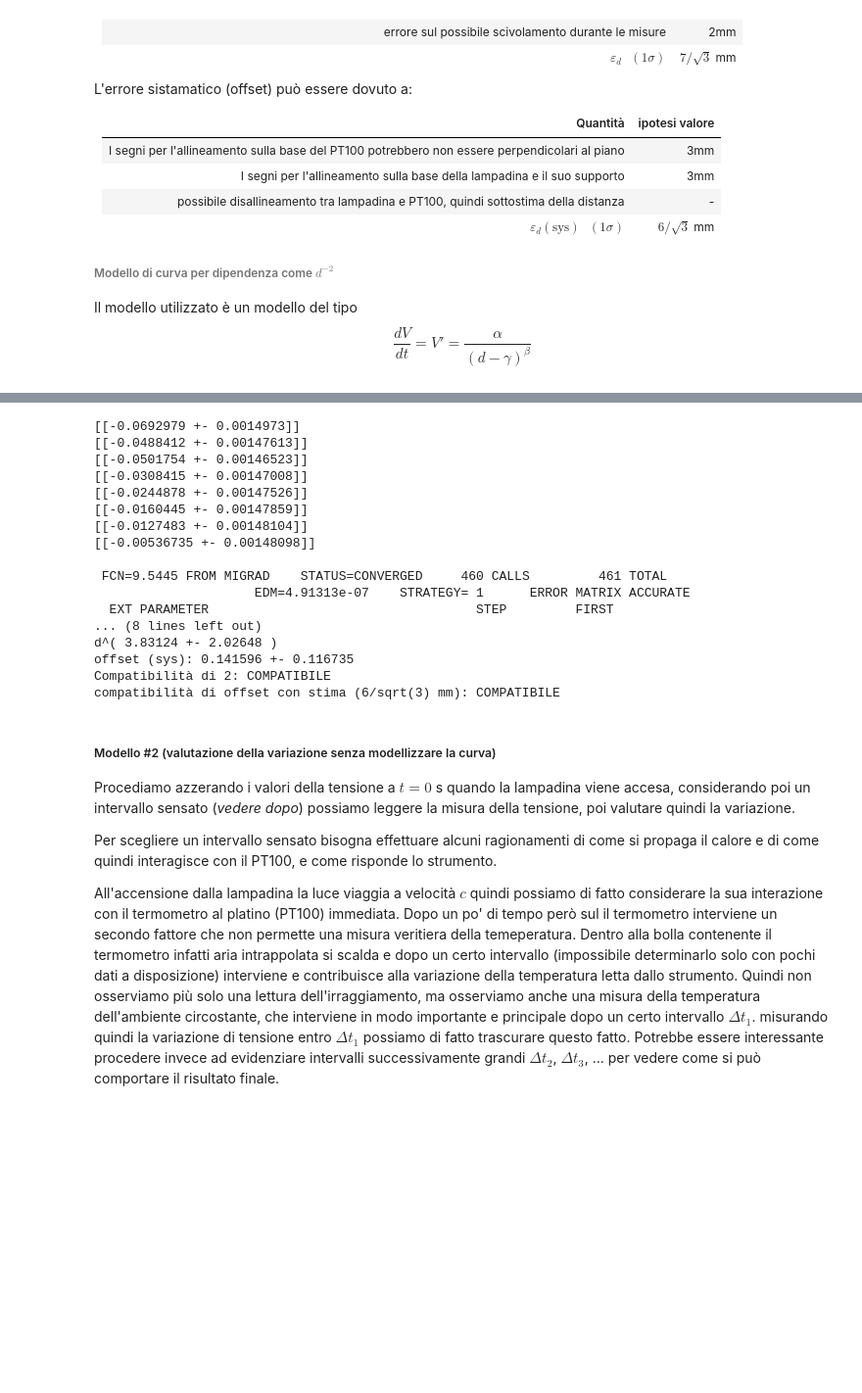
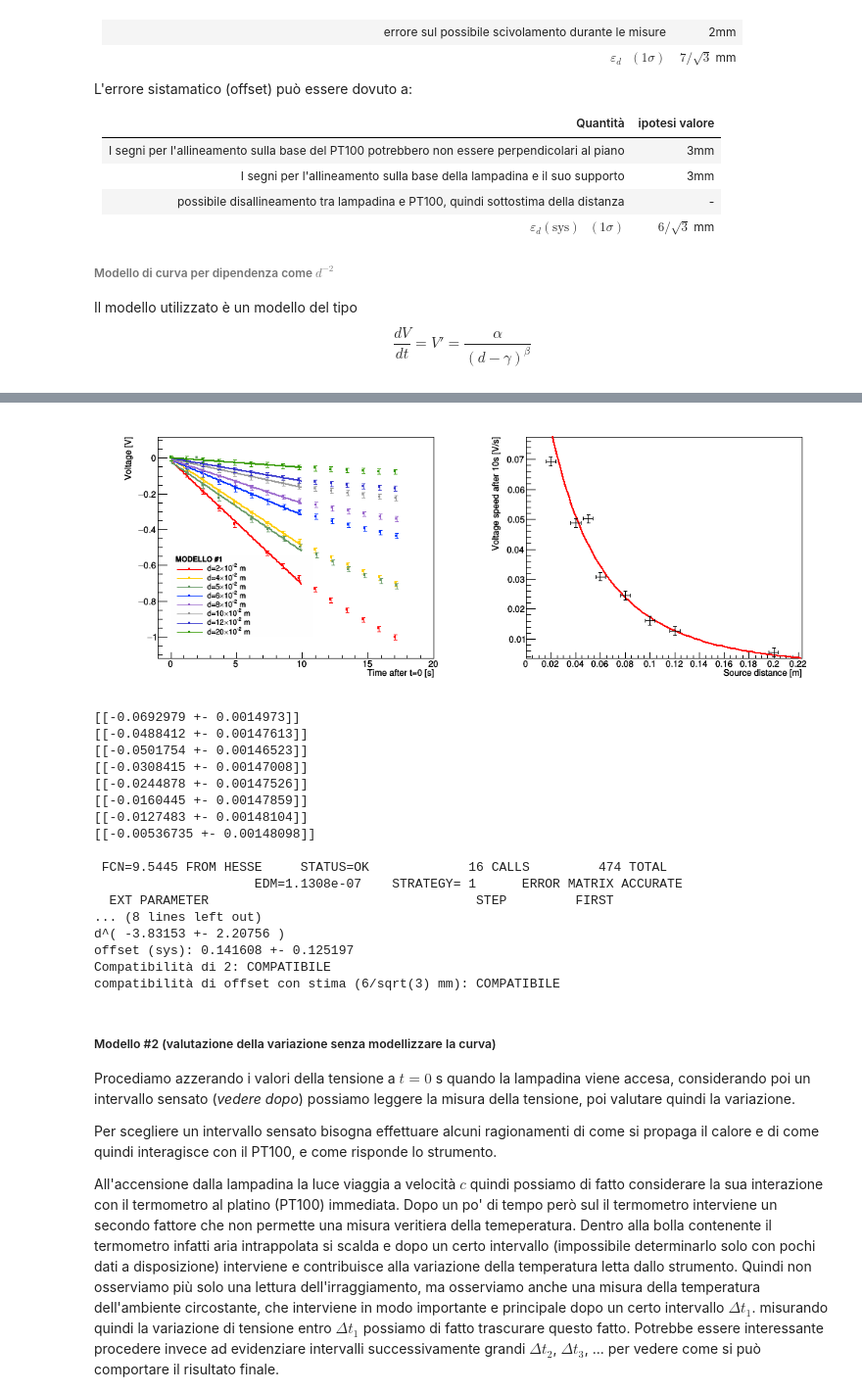
Before and after one commit to mattiasotgia/Lab2, a Jupyter notebook: esperienza_4__irraggiamento_lampadina/analisi_dati/2021_12_21_data_analysis_LAB_R2.ipynb, the cells around one changed output, grey strips where cells are left out. Shown at 98% size. Cells and saved outputs as stored; diff of their text form; code cells hidden in the pictures; blank space fills up the shorter version.

```diff
--- a/esperienza_4__irraggiamento_lampadina/analisi_dati/2021_12_21_data_analysis_LAB_R2.ipynb
+++ b/esperienza_4__irraggiamento_lampadina/analisi_dati/2021_12_21_data_analysis_LAB_R2.ipynb
@@ -279,7 +279,7 @@ plot->Draw("ap");
 plot->SetTitle(";Source distance [m];Voltage speed after 10s [V/s]");
 //graphset::set_TGraphAxis(plot, "Voltage speed after 10s [V/s]", 1, "Source distance [m]");
 
-TF1 *fit_mod1 = new TF1("fit_mod1", "[0]/pow((x+[2]), [1])");
+TF1 *fit_mod1 = new TF1("fit_mod1", "[0]*pow((x+[2]), [1])");
 fit_mod1->SetParameters(0.01, 2, 0.05);
 
 
@@ -293,7 +293,7 @@ std::cout << std::endl
 c4->Draw();
 
 std::cout << "Compatibilità di 2: " <<
-    stattools::compatible(2, 0, fit_mod1->GetParameter(1), fit_mod1->GetParError(1)) << std::endl;
+    stattools::compatible(-2, 0, fit_mod1->GetParameter(1), fit_mod1->GetParError(1)) << std::endl;
 std::cout << "compatibilità di offset con stima (6/sqrt(3) mm): " <<
     stattools::compatible(6e-3, 0, fit_mod1->GetParameter(2), fit_mod1->GetParError(2)) << std::endl;
 # %% [output]
@@ -301,3 +300,4 @@ std::cout << "compatibilità di offset con stima (6/sqrt(3) mm): " <<
+[figure, added]
 [[-0.0692979 +- 0.0014973]]
 [[-0.0488412 +- 0.00147613]]
 [[-0.0501754 +- 0.00146523]]
@@ -307,12 +307,12 @@ std::cout << "compatibilità di offset con stima (6/sqrt(3) mm): " <<
 [[-0.0127483 +- 0.00148104]]
 [[-0.00536735 +- 0.00148098]]
 
- FCN=9.5445 FROM MIGRAD    STATUS=CONVERGED     460 CALLS         461 TOTAL
-                     EDM=4.91313e-07    STRATEGY= 1      ERROR MATRIX ACCURATE
+ FCN=9.5445 FROM HESSE     STATUS=OK             16 CALLS         474 TOTAL
+                     EDM=1.1308e-07    STRATEGY= 1      ERROR MATRIX ACCURATE
   EXT PARAMETER                                   STEP         FIRST
 ... (8 lines left out)
-d^( 3.83124 +- 2.02648 )
-offset (sys): 0.141596 +- 0.116735
+d^( -3.83153 +- 2.20756 )
+offset (sys): 0.141608 +- 0.125197
 Compatibilità di 2: COMPATIBILE
 compatibilità di offset con stima (6/sqrt(3) mm): COMPATIBILE
 # %% [markdown]
```
Also changed, not shown: parts of 6 cells of this notebook.
